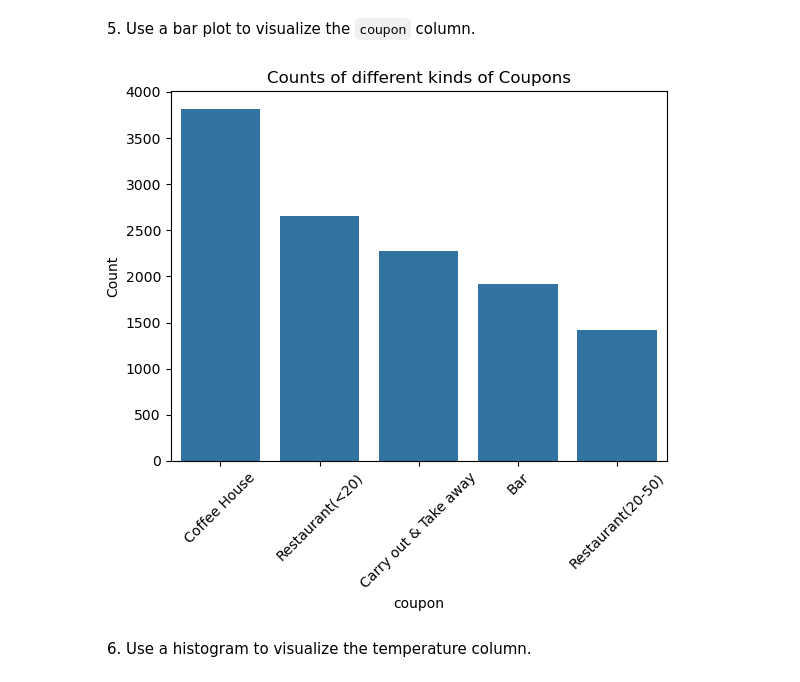
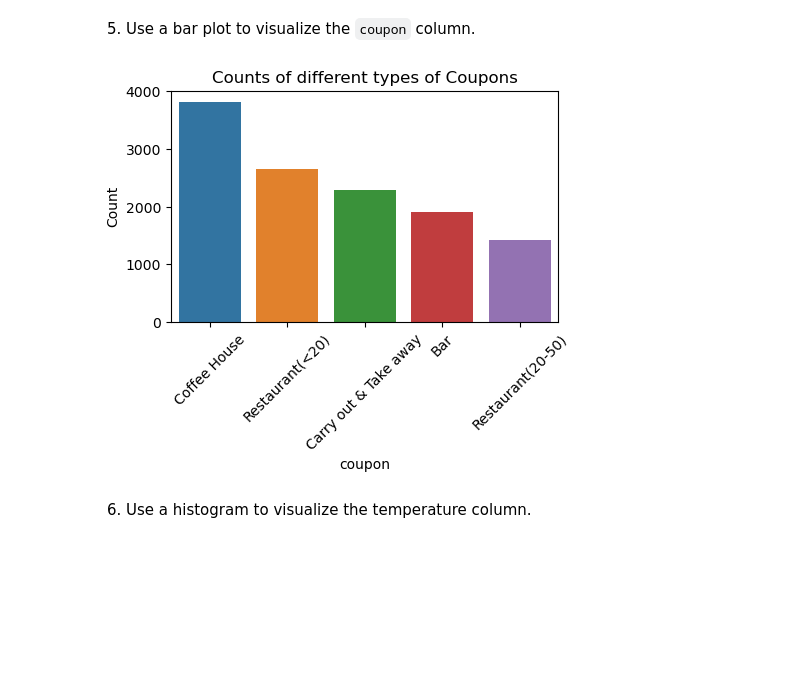
Before and after one commit to raosalapaka/ml-module5, a Jupyter notebook: assignment5_1_RS.ipynb, the cells around one changed output. Cells and saved outputs as stored; diff of their text form; code cells hidden in the pictures; blank space fills up the shorter version.

```diff
--- a/assignment5_1_RS.ipynb
+++ b/assignment5_1_RS.ipynb
@@ -141,15 +141,15 @@ print(proportion_accept)
 5. Use a bar plot to visualize the `coupon` column.
 # %%
 # it is useful to visusalize the number of coupons of each type
-
 value_counts = clean_data['coupon'].value_counts()
-sns.barplot(x=value_counts.index, y=value_counts.values)
-plt.title("Counts of different kinds of Coupons")
+plt.figure(figsize=(5,3))
+sns.barplot(x=value_counts.index, y=value_counts.values, hue=value_counts.index, legend=False)
+plt.title("Counts of different types of Coupons")
 plt.xticks(rotation=45)
 plt.ylabel('Count')
 plt.show()
 # %% [output]
-[figure, old version]
+[figure, new version]
 # %% [markdown]
 6. Use a histogram to visualize the temperature column.
 # %%
```
Also changed, not shown: parts of 27 cells of this notebook.
